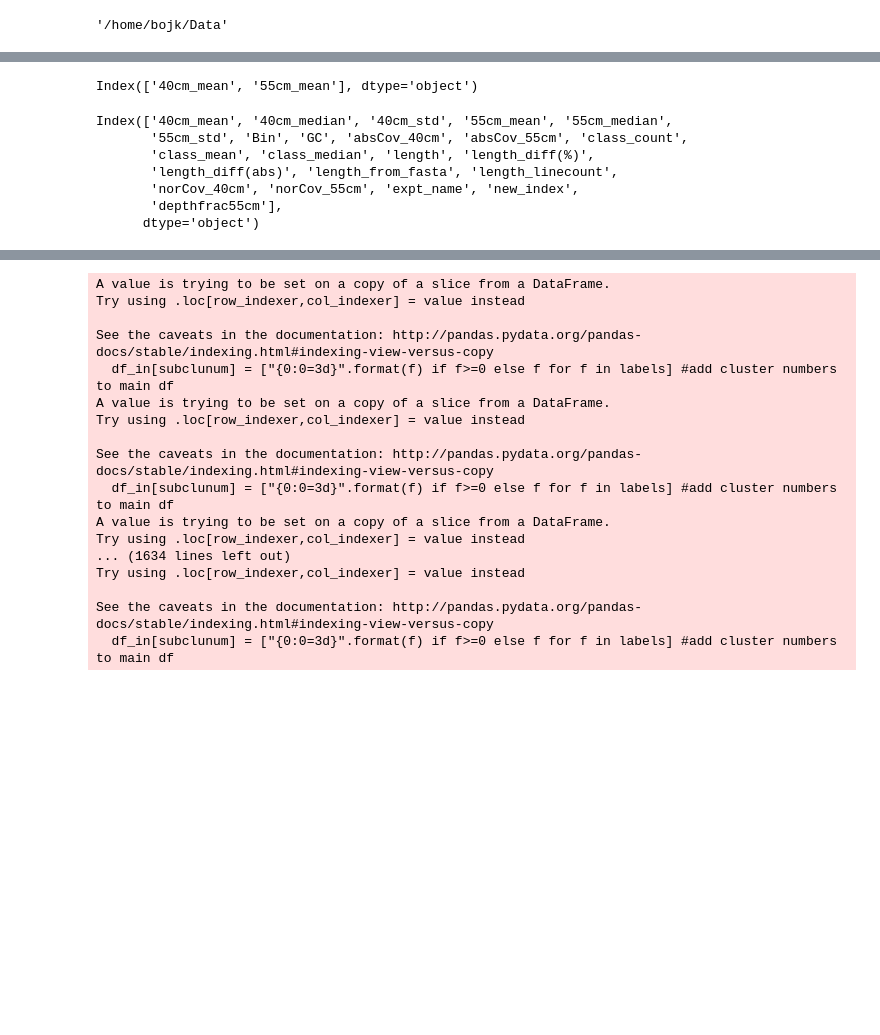
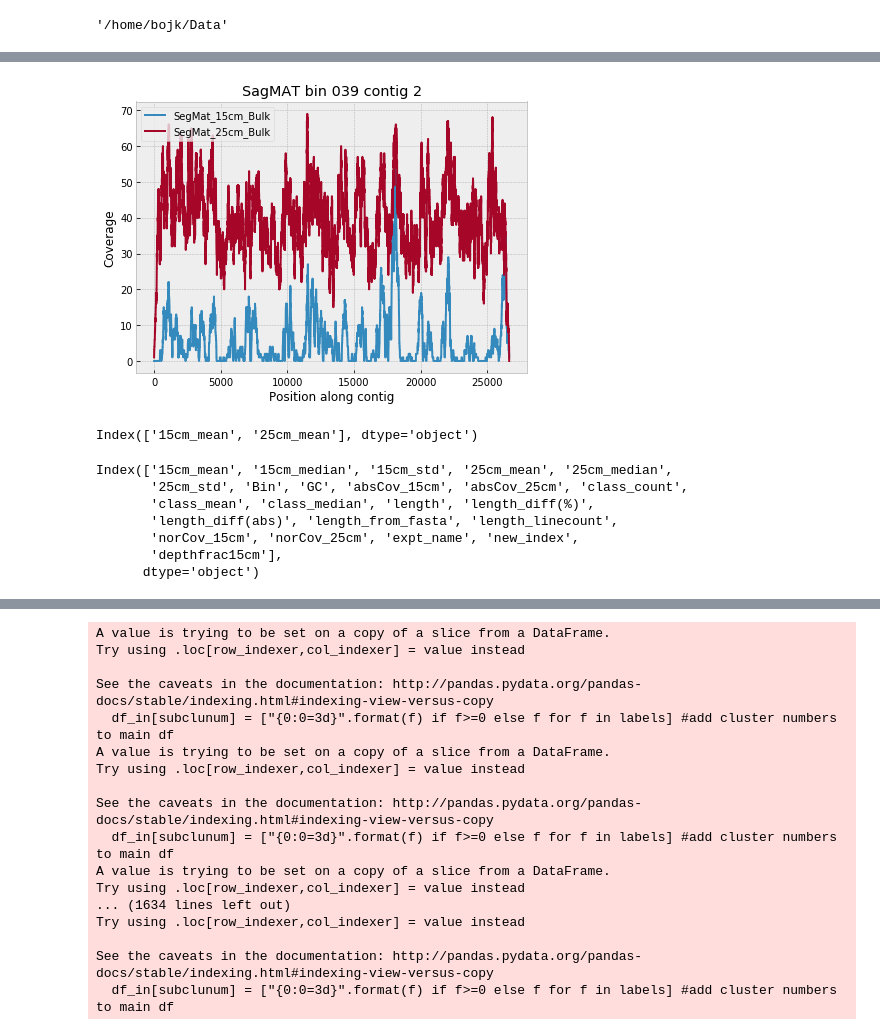
Before and after one commit to BojkArth/minimeta_notebooks, a Jupyter notebook: 201901_postReassemblyPruning_SagMAT.ipynb, the cells around one changed output, grey strips where cells are left out. Saved outputs shown, nothing was run; the diff lists cells and outputs as text; code cells hidden in the pictures; blank space fills up the shorter version.

```diff
--- a/201901_postReassemblyPruning_SagMAT.ipynb
+++ b/201901_postReassemblyPruning_SagMAT.ipynb
@@ -75,14 +118,42 @@ plt.show()
+# %%
+#pd.read_table('Permafrost/FranklinBluffs/bins/fasta/reassembly/shotgunReads_absoluteRealignmentReadCount.000.txt')
+binn = '039'
+env='linux'
+colname = 'SegMat'
+expt_name = 'SagMAT'
+if env=='linux':
+    bin_000 = pd.read_table('Permafrost/'+expt_name+'/bins/fasta/reassembly/shotgunReads_realignmentDepthProfile.'+binn+'.txt')#linux_quake
+elif env=='mac':
+    bin_000 = pd.read_table('Permafrost/'+expt_name+'/reassembly_files/shotgunReads_realignmentDepthProfile.'+binn+'.txt')#mac
+f,ax = plt.subplots()
+plt.style.use(['bmh'])
+#'NODE_16_length_9207_cov_5.81697'
+#plt.rcParams.update(plt.rcParamsDefault)
+num = '2'
+bin_000[bin_000['ContigName'].str.contains('NODE_'+num+'_le')].reset_index()[[colname+'_'+d1+'_Bulk',colname+'_'+d2+'_Bulk']].plot(ax=ax,figsize=(7,5))
+plt.ylabel('Coverage')
+plt.xlabel('Position along contig')
+plt.title(expt_name+' bin '+binn+' contig '+num)
+#plt.gcf().subplots_adjust(left=0.25,right=0.99,bottom=0.43,top=0.99)
+if env=='linux':
+    f.savefig('Permafrost/'+expt_name+'/bins/fasta/reassembly/coverage_bin_'+binn+'_contig'+num+'.png')
+    f.savefig('Permafrost/'+expt_name+'/bins/fasta/reassembly/coverage_bin_'+binn+'_contig'+num+'.pdf')
+elif env=='mac':
+    f.savefig('Permafrost/'+expt_name+'/reassembly_plots/coverage_bin_'+binn+'_contig'+num+'.png')
+    f.savefig('Permafrost/'+expt_name+'/reassembly_plots/coverage_bin_'+binn+'_contig'+num+'.pdf')
+# %% [output]
+[figure, added]
 # %%
-FBreadf5kb.columns[FBreadf5kb.columns.str.contains('cm_mean')]
+SMreadf5kb.columns[SMreadf5kb.columns.str.contains('cm_mean')]
 # %% [output]
-Index(['40cm_mean', '55cm_mean'], dtype='object')
+Index(['15cm_mean', '25cm_mean'], dtype='object')
 # %%
-FBreadf5kb.columns
+SMreadf5kb.columns
 # %% [output]
-Index(['40cm_mean', '40cm_median', '40cm_std', '55cm_mean', '55cm_median',
-       '55cm_std', 'Bin', 'GC', 'absCov_40cm', 'absCov_55cm', 'class_count',
+Index(['15cm_mean', '15cm_median', '15cm_std', '25cm_mean', '25cm_median',
+       '25cm_std', 'Bin', 'GC', 'absCov_15cm', 'absCov_25cm', 'class_count',
        'class_mean', 'class_median', 'length', 'length_diff(%)',
        'length_diff(abs)', 'length_from_fasta', 'length_linecount',
-       'norCov_40cm', 'norCov_55cm', 'expt_name', 'new_index',
-       'depthfrac55cm'],
+       'norCov_15cm', 'norCov_25cm', 'expt_name', 'new_index',
+       'depthfrac15cm'],
       dtype='object')
```
Also changed, not shown: parts of 27 cells of this notebook, 1 other file.
